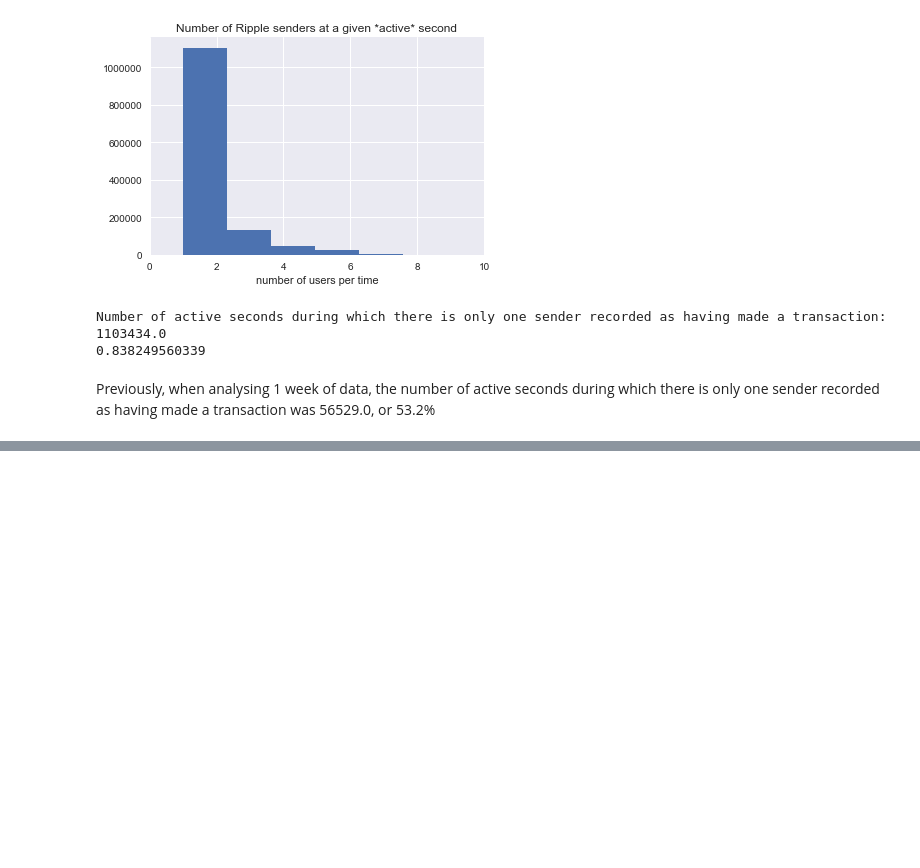
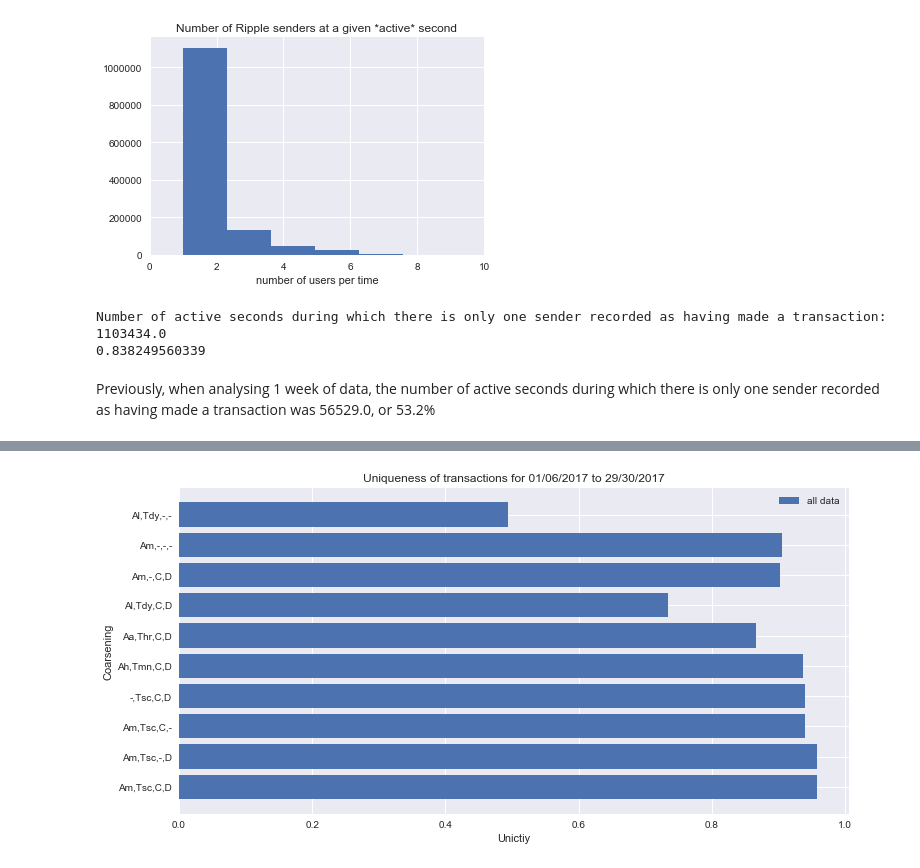
Before and after one commit to tur-ium/Ripple-and-privacy, a Jupyter notebook: Ripple_unicity_calculations_1point.ipynb, the cells around one changed output, grey strips where cells are left out. Saved outputs shown, nothing was run; the diff lists cells and outputs as text; code cells hidden in the pictures; blank space fills up the shorter version.

```diff
--- a/Ripple_unicity_calculations_1point.ipynb
+++ b/Ripple_unicity_calculations_1point.ipynb
@@ -230 +232,6 @@ def run_experiment(parameters,p=1,name="unnamed_ripple_experiment"):
     return unicity
+# %%
+results_p1_test = {}
+for exp in experiments_test:
+    print("Experiment {}: Resolutions: {}".format(exp,experiments_test[exp]))
+    results_p1_test[exp] = run_experiment(experiments_test[exp],p=1,name=exp,npeople='all')
@@ -373,3 +392,8 @@ Number of active seconds during which there is only one sender recorded as havin
 0.838249560339
 # %% [markdown]
 Previously, when analysing 1 week of data, the number of active seconds during which there is only one sender recorded as having made a transaction was 56529.0, or 53.2%
+# %%
+#Paper calculates the uniqueness of each point, not each user
+parameters = experiments['-,Tsc,C,D']
+data_by_sender = load_data_by_sender(files,*parameters)
+data_by_point = by_point(data_by_sender)
@@ -375,0 +404,12 @@ Previously, when analysing 1 week of data, the number of active seconds during w
+# %%
+#For if you have more memory
+unique_points = []
+for point in data_by_point:
+    if len(data_by_point[point]) == 1:
+        unique_points.append(point)
+print(len(unique_points))
+#If you don't
+unique_count = 0
+for point in data_by_point:
+    if len(data_by_point[point]) == 1:
+        unique_count += 1
@@ -375,0 +516,6 @@ Previously, when analysing 1 week of data, the number of active seconds during w
+# %%
+uniqueness_results = dict()
+for exp in experiments:
+    parameters = experiments[exp]
+    data = count_unique_transactions(files,*parameters)
+    uniqueness_results[exp] = calculate_uniqueness(data)
@@ -375,0 +543,12 @@ Previously, when analysing 1 week of data, the number of active seconds during w
+# %%
+plt.figure(figsize=(12,6))
+font={'family': 'arial',
+     'size': 40}
+plt.title('Uniqueness of transactions for 01/06/2017 to 29/30/2017')
+plt.barh(range(len(uniqueness_results)),list(uniqueness_results.values()),tick_label=list(uniqueness_results.keys()),label='all data')
+plt.legend()
+plt.ylabel('Coarsening')
+plt.xlabel('Unictiy')
+plt.rc('font',**font)
+# %% [output]
+[figure, added]
```
Also changed, not shown: parts of 16 cells of this notebook.
